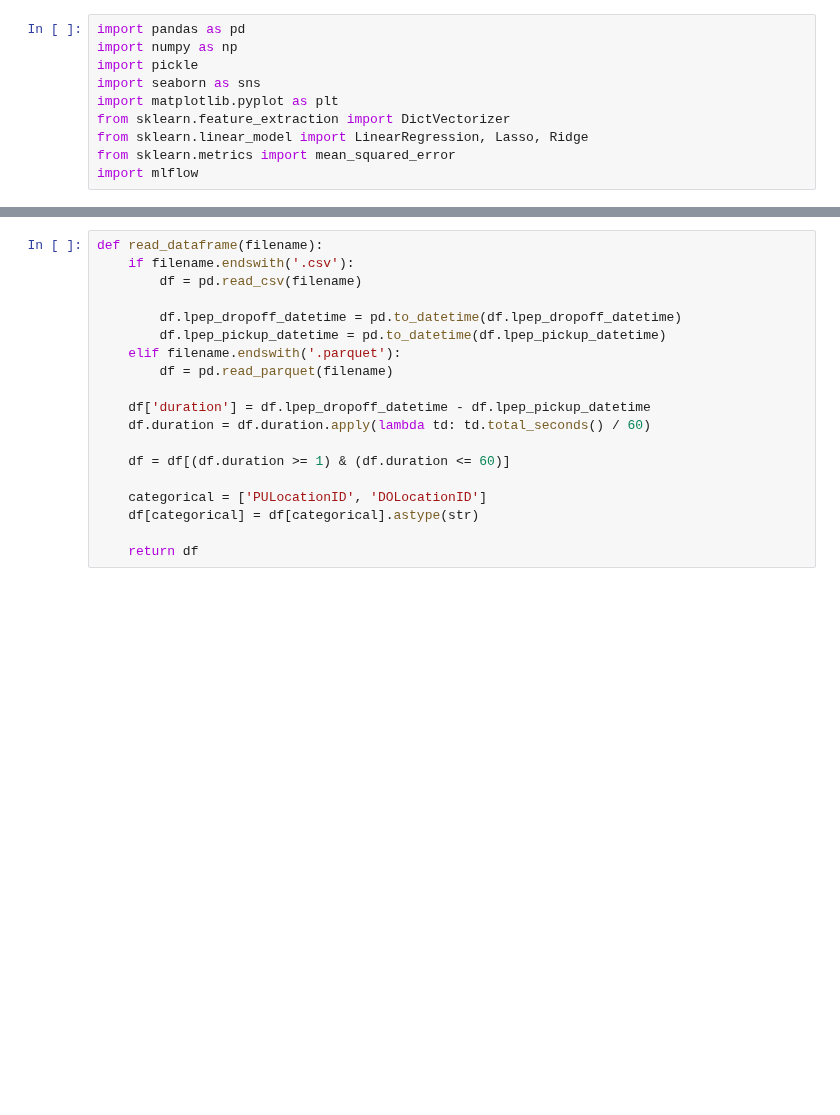
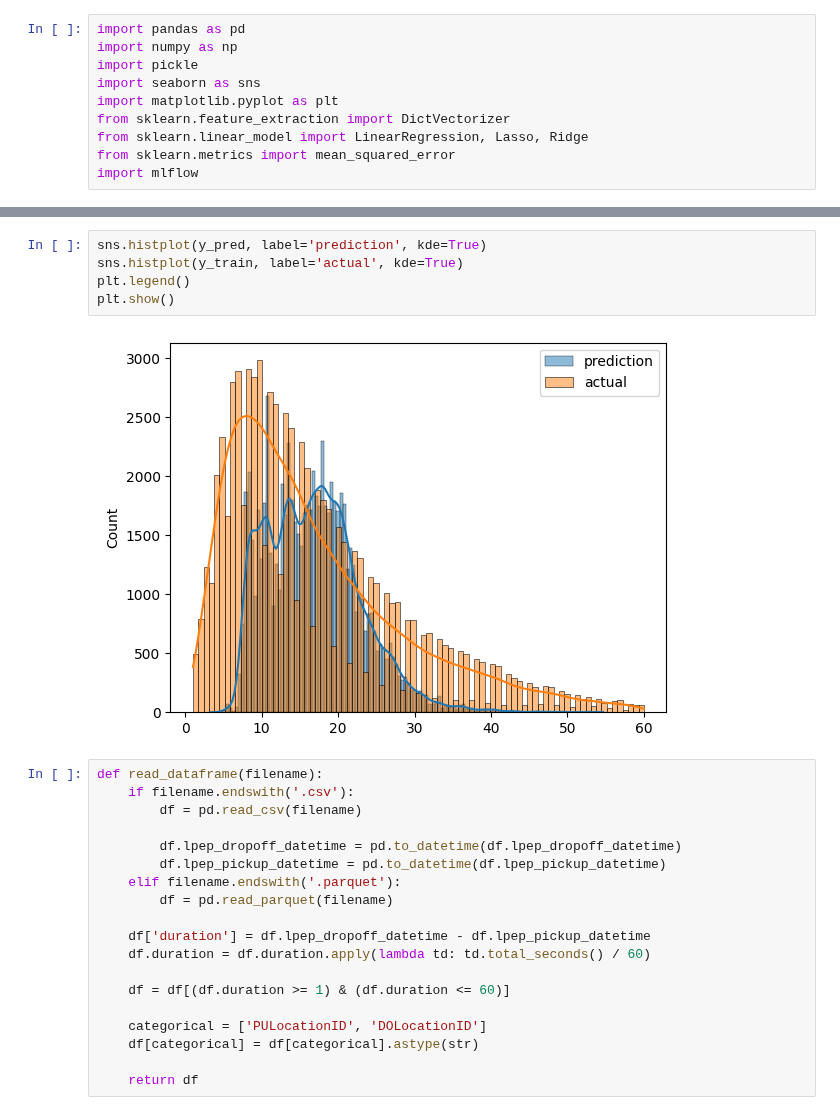
Before and after one commit to waseemshammout/mlop-zoomcamp, a Jupyter notebook: 02-Experiment Tracking/duration-prediction.ipynb, the cells around one changed output, grey strips where cells are left out. Cells and saved outputs as stored; diff of their text form; blank space fills up the shorter version.

```diff
--- a/02-Experiment Tracking/duration-prediction.ipynb
+++ b/02-Experiment Tracking/duration-prediction.ipynb
@@ -46,3 +72,10 @@ plt.legend()
+# %%
+sns.histplot(y_pred, label='prediction', kde=True)
+sns.histplot(y_train, label='actual', kde=True)
+plt.legend()
+plt.show()
+# %% [output]
+[figure, added]
 # %%
 def read_dataframe(filename):
     if filename.endswith('.csv'):
```
Also changed, not shown: parts of 19 cells of this notebook, 40 other files.
